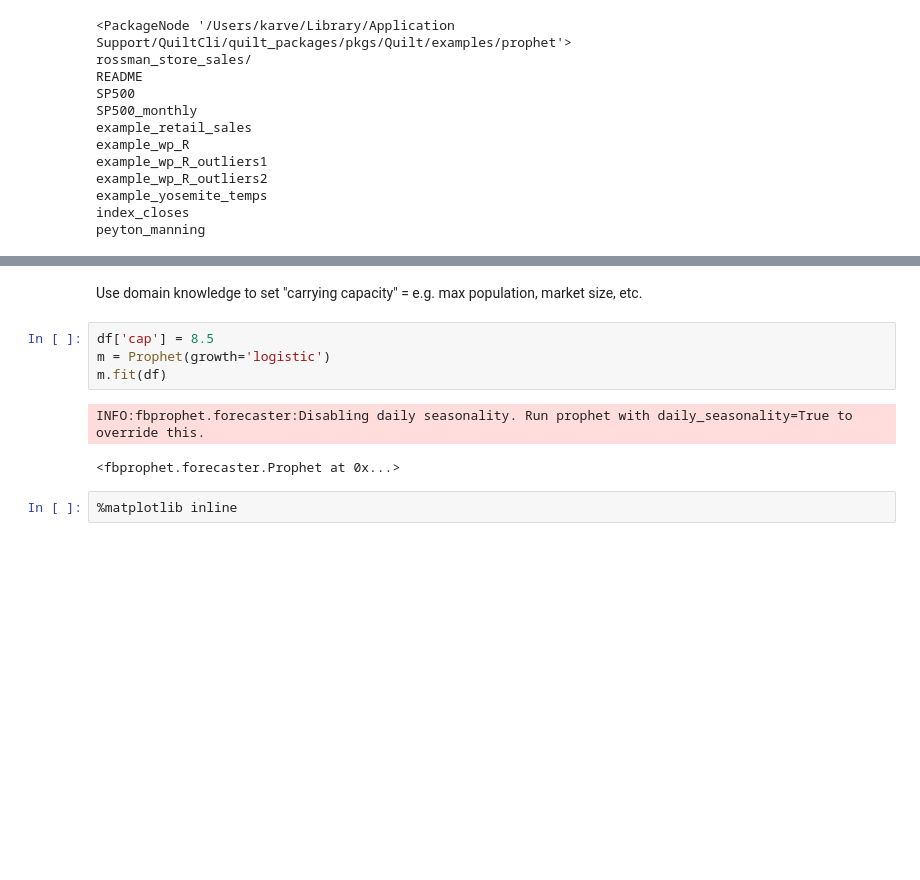
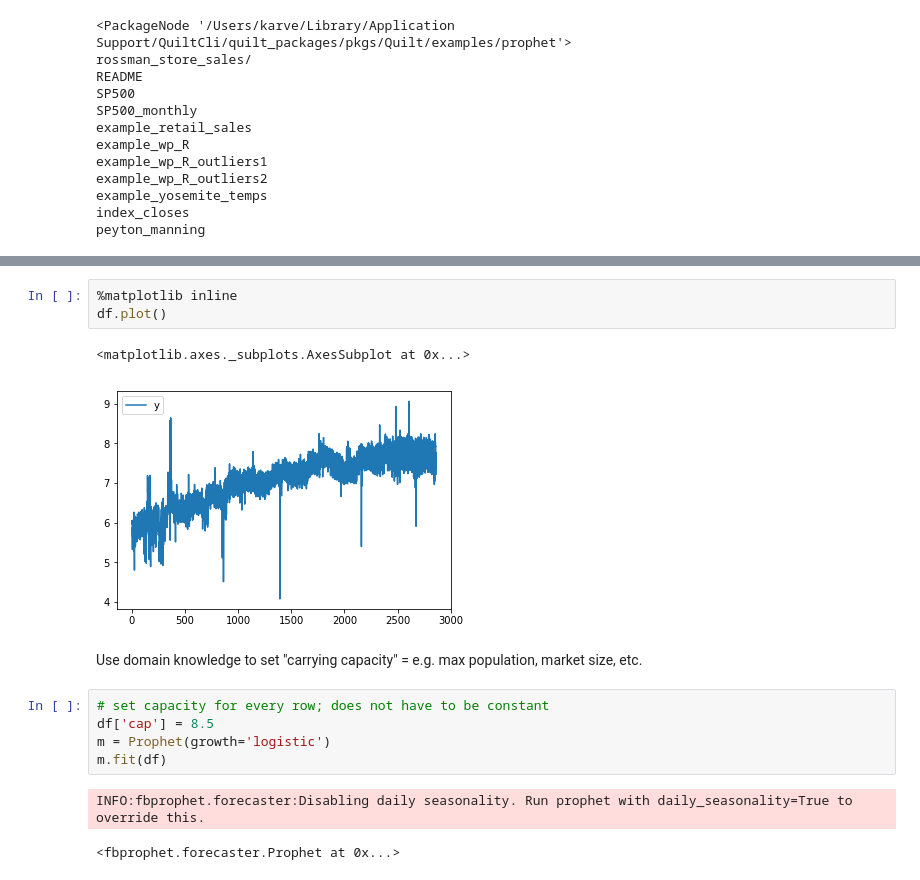
Before and after one commit to quiltdata/reproducible-ml, a Jupyter notebook: prophet/2.Saturating.ipynb, the cells around one changed output, grey strips where cells are left out. Cells and saved outputs as stored; diff of their text form; blank space fills up the shorter version.

```diff
--- a/prophet/2.Saturating.ipynb
+++ b/prophet/2.Saturating.ipynb
@@ -34,14 +35,19 @@ df.head()
+# %%
+%matplotlib inline
+df.plot()
+# %% [output]
+<matplotlib.axes._subplots.AxesSubplot at 0x...>
+[figure, added]
 # %% [markdown]
 Use domain knowledge to set "carrying capacity" = e.g. max population, market size, etc.
 # %%
+# set capacity for every row; does not have to be constant
 df['cap'] = 8.5
 m = Prophet(growth='logistic')
 m.fit(df)
 # %% [output]
 INFO:fbprophet.forecaster:Disabling daily seasonality. Run prophet with daily_seasonality=True to override this.
 <fbprophet.forecaster.Prophet at 0x...>
-# %%
-%matplotlib inline
 # %%
 future = m.make_future_dataframe(periods=1826)
 future['cap'] = 8.5
```
Also changed, not shown: parts of 5 cells of this notebook, 1 other file.
